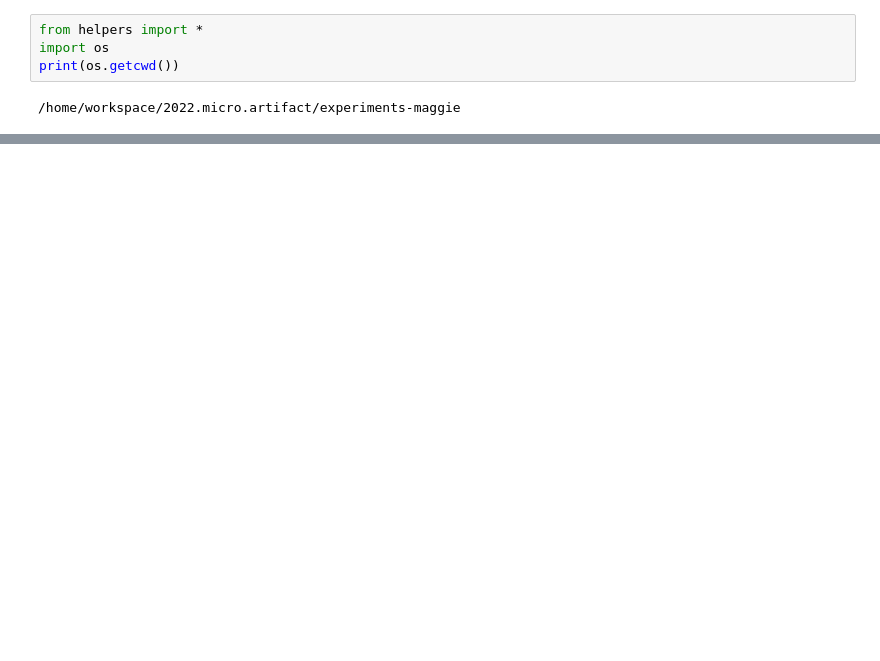
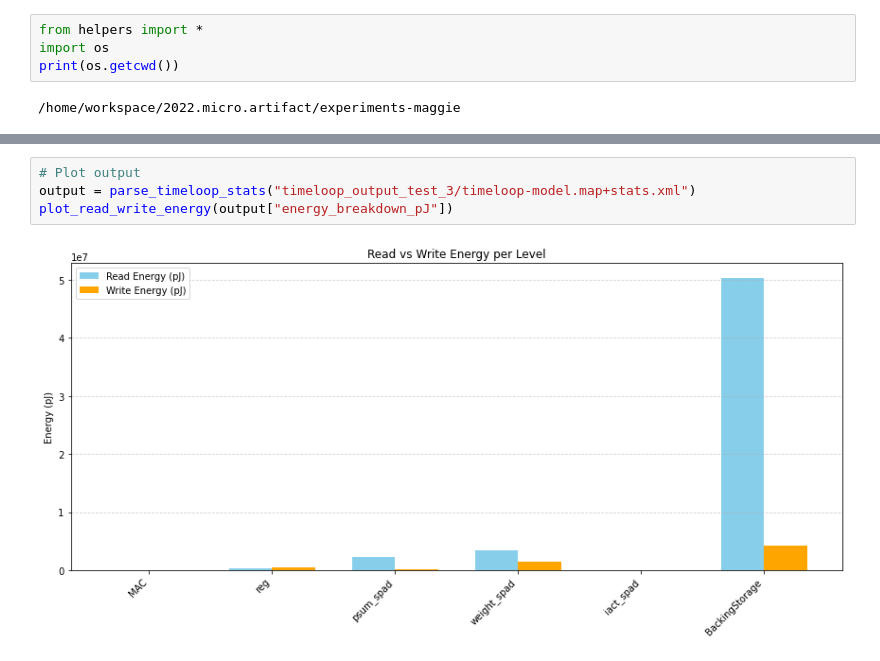
Before and after one commit to manxishi/65931-final-project, a Jupyter notebook: micro22-sparseloop-artifact/workspace/2022.micro.artifact/experiments-maggie/experiment.ipynb, the cells around one changed output, grey strips where cells are left out. Cells and saved outputs as stored; diff of their text form; blank space fills up the shorter version.

```diff
--- a/micro22-sparseloop-artifact/workspace/2022.micro.artifact/experiments-maggie/experiment.ipynb
+++ b/micro22-sparseloop-artifact/workspace/2022.micro.artifact/experiments-maggie/experiment.ipynb
@@ -48,0 +113,6 @@ Timeloop completed successfully.
+# %%
+# Plot output
+output = parse_timeloop_stats("timeloop_output_test_3/timeloop-model.map+stats.xml")
+plot_read_write_energy(output["energy_breakdown_pJ"])
+# %% [output]
+[figure, added]
```
Also changed, not shown: parts of 5 cells of this notebook, 9 other files.
